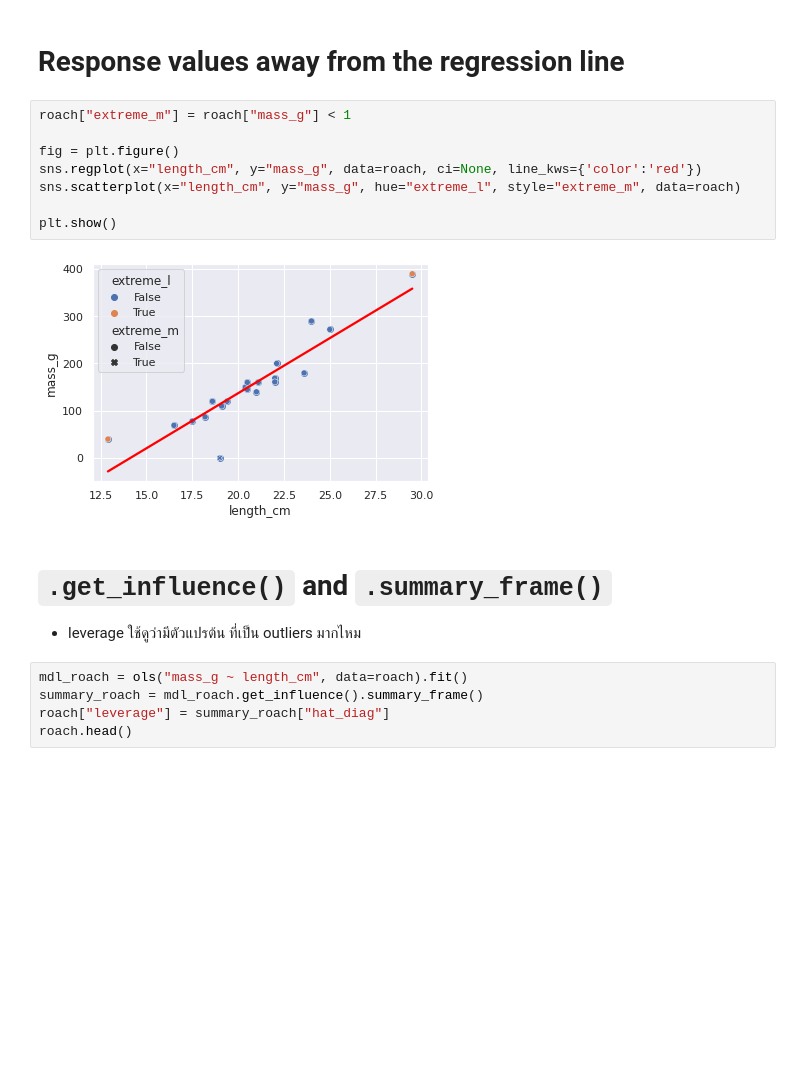
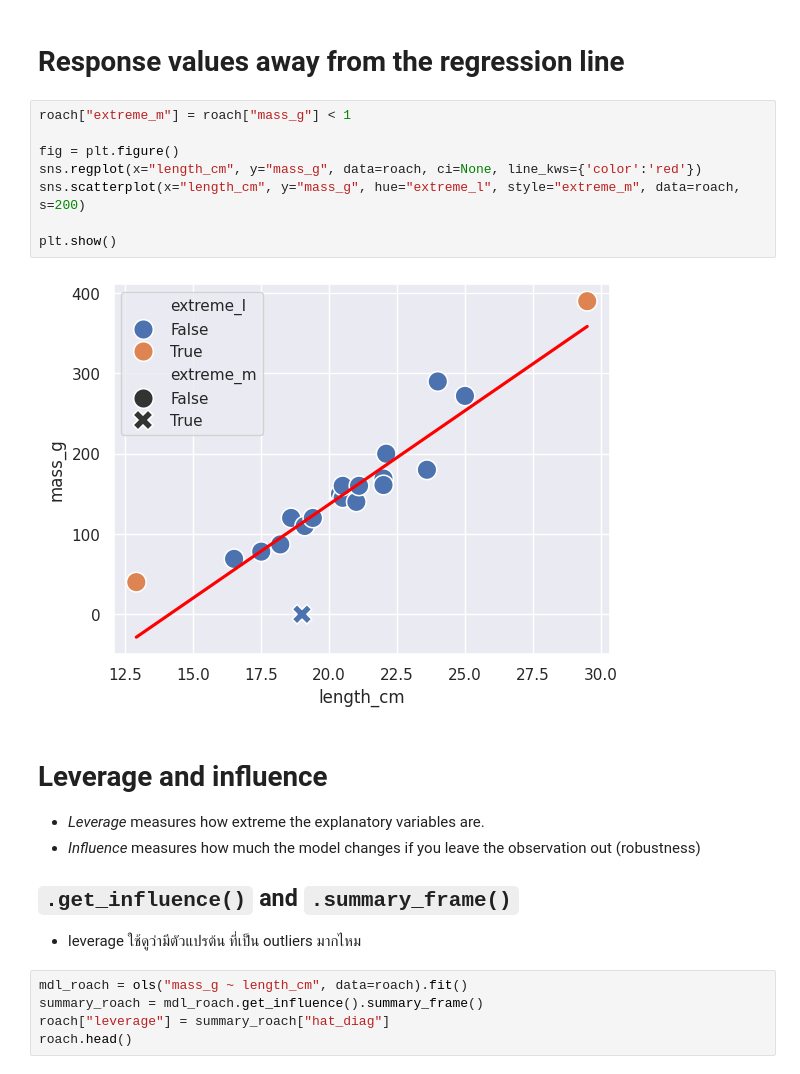
Before and after one commit to armeros/DC_Stats, a Jupyter notebook: statsmodels_module/Intro/Introduction_to_Regression_with_statsmodels.ipynb, the cells around one changed output. Saved outputs shown, nothing was run; the diff lists cells and outputs as text; blank space fills up the shorter version.

```diff
--- a/statsmodels_module/Intro/Introduction_to_Regression_with_statsmodels.ipynb
+++ b/statsmodels_module/Intro/Introduction_to_Regression_with_statsmodels.ipynb
@@ -1295,15 +1457,20 @@ See the caveats in the documentation: https://pandas.pydata.org/pandas-docs/stab
 # %%
 roach["extreme_m"] = roach["mass_g"] < 1
 
 fig = plt.figure()
 sns.regplot(x="length_cm", y="mass_g", data=roach, ci=None, line_kws={'color':'red'})
-sns.scatterplot(x="length_cm", y="mass_g", hue="extreme_l", style="extreme_m", data=roach)
+sns.scatterplot(x="length_cm", y="mass_g", hue="extreme_l", style="extreme_m", data=roach, s=200)
 
 plt.show()
 # %% [output]
-[figure, old version]
+[figure, new version]
 # %% [markdown]
-# **`.get_influence()` and `.summary_frame()`**
+# **Leverage and influence**
+
+- *Leverage* measures how extreme the explanatory variables are.
+- *Influence* measures how much the model changes if you leave the observation out (robustness)
+
+## **`.get_influence()` and `.summary_frame()`**
 
  * leverage ใช้ดูว่ามีตัวแปรต้น ที่เป็น outliers มากไหม
 # %%
```
Also changed, not shown: parts of 78 cells of this notebook.
